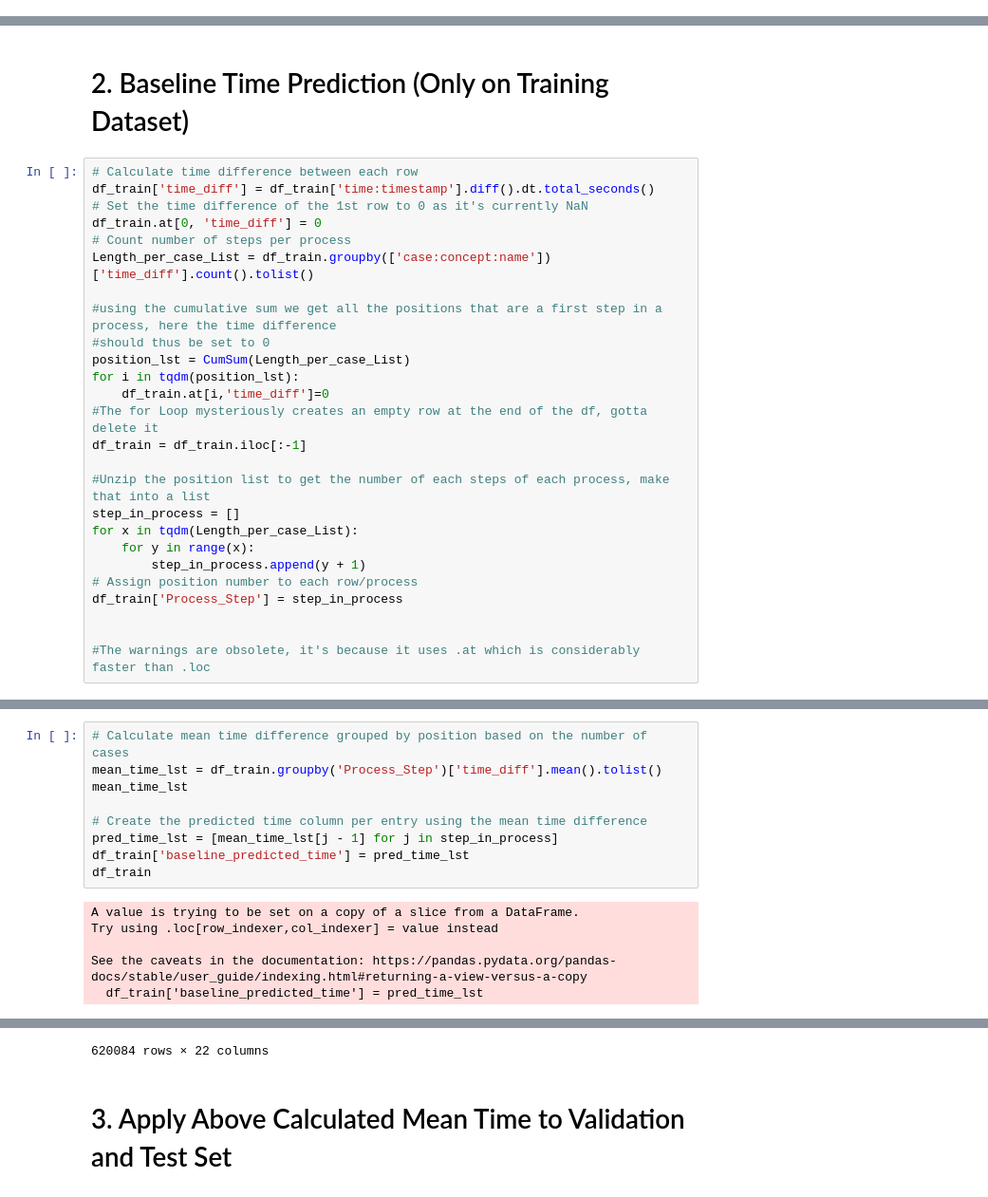
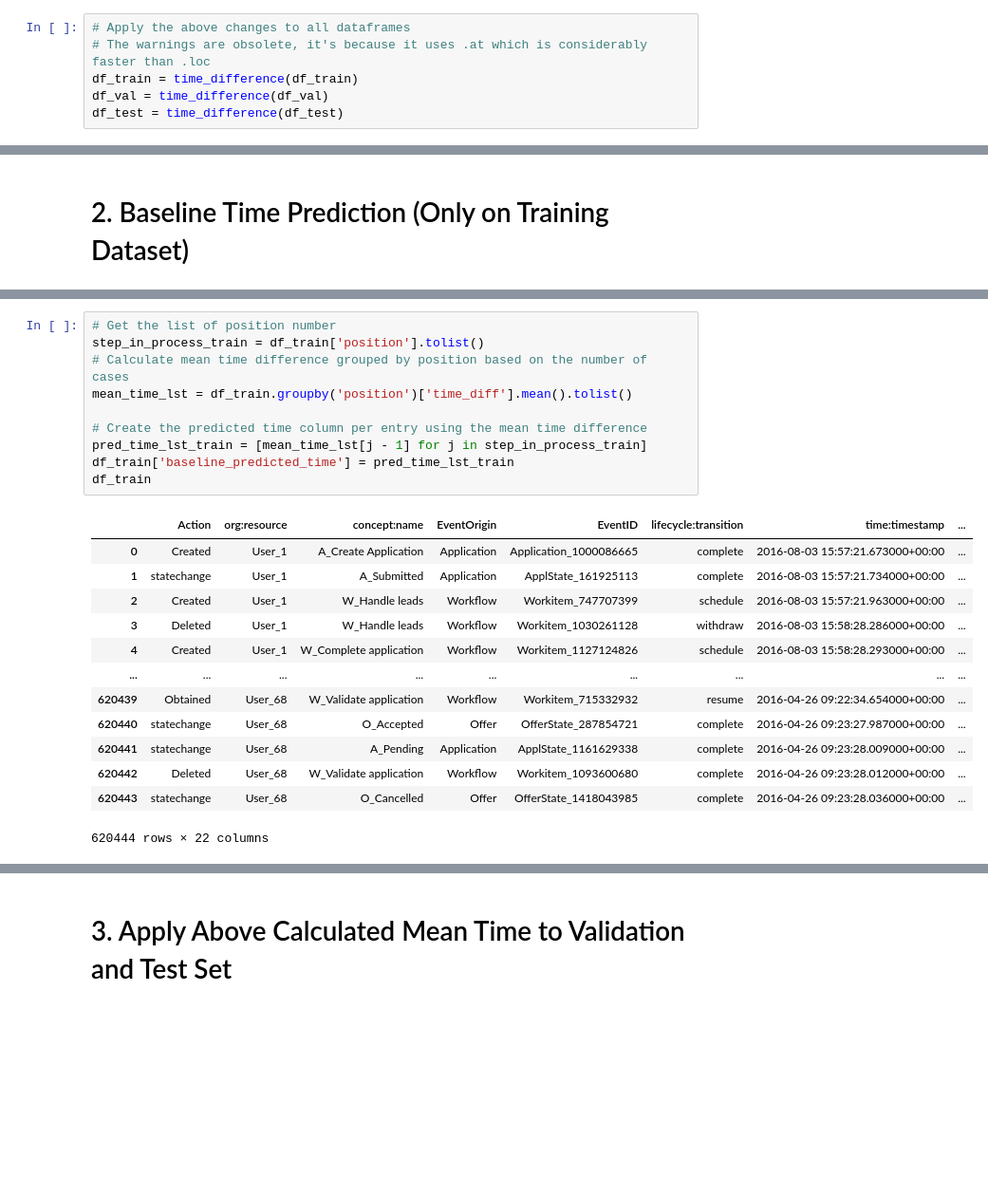
Before and after one commit to dbusn/process-mining-group-5, a Jupyter notebook: notebooks/baseline_algo_B.ipynb, the cells around one changed output, grey strips where cells are left out. Shown at 95% size. Drawn from its saved outputs; the diff is of its cells as text; blank space fills up the shorter version.

```diff
--- a/notebooks/baseline_algo_B.ipynb
+++ b/notebooks/baseline_algo_B.ipynb
@@ -32,0 +58,6 @@ def CumSum(lists):
+# %%
+# Apply the above changes to all dataframes
+# The warnings are obsolete, it's because it uses .at which is considerably faster than .loc
+df_train = time_difference(df_train)
+df_val = time_difference(df_val)
+df_test = time_difference(df_test)
@@ -33,28 +69,2 @@ def CumSum(lists):
 # %% [markdown]
 # 2. Baseline Time Prediction (Only on Training Dataset)
-# %%
-# Calculate time difference between each row
-df_train['time_diff'] = df_train['time:timestamp'].diff().dt.total_seconds()
-# Set the time difference of the 1st row to 0 as it's currently NaN
-df_train.at[0, 'time_diff'] = 0
-# Count number of steps per process
-Length_per_case_List = df_train.groupby(['case:concept:name'])['time_diff'].count().tolist()
-
-#using the cumulative sum we get all the positions that are a first step in a process, here the time difference
-#should thus be set to 0
-position_lst = CumSum(Length_per_case_List)
-for i in tqdm(position_lst):
-    df_train.at[i,'time_diff']=0
-#The for Loop mysteriously creates an empty row at the end of the df, gotta delete it
-df_train = df_train.iloc[:-1]
-
-#Unzip the position list to get the number of each steps of each process, make that into a list
-step_in_process = []
-for x in tqdm(Length_per_case_List):
-    for y in range(x):
-        step_in_process.append(y + 1)
-# Assign position number to each row/process
-df_train['Process_Step'] = step_in_process
-
-
-#The warnings are obsolete, it's because it uses .at which is considerably faster than .loc
@@ -92,15 +71,24 @@ df_train
 # %%
+# Get the list of position number
+step_in_process_train = df_train['position'].tolist()
 # Calculate mean time difference grouped by position based on the number of cases
-mean_time_lst = df_train.groupby('Process_Step')['time_diff'].mean().tolist()
-mean_time_lst
+mean_time_lst = df_train.groupby('position')['time_diff'].mean().tolist()
 
 # Create the predicted time column per entry using the mean time difference
-pred_time_lst = [mean_time_lst[j - 1] for j in step_in_process]
-df_train['baseline_predicted_time'] = pred_time_lst
+pred_time_lst_train = [mean_time_lst[j - 1] for j in step_in_process_train]
+df_train['baseline_predicted_time'] = pred_time_lst_train
 df_train
 # %% [output]
+|  | Action | org:resource | concept:name | EventOrigin | EventID | lifecycle:transition | time:timestamp | ... |
+| 0 | Created | User_1 | A_Create Application | Application | Application_1000086665 | complete | 2016-08-03 15:57:21.673000+00:00 | ... |
+| 1 | statechange | User_1 | A_Submitted | Application | ApplState_161925113 | complete | 2016-08-03 15:57:21.734000+00:00 | ... |
+| 2 | Created | User_1 | W_Handle leads | Workflow | Workitem_747707399 | schedule | 2016-08-03 15:57:21.963000+00:00 | ... |
+| 3 | Deleted | User_1 | W_Handle leads | Workflow | Workitem_1030261128 | withdraw | 2016-08-03 15:58:28.286000+00:00 | ... |
+| 4 | Created | User_1 | W_Complete application | Workflow | Workitem_1127124826 | schedule | 2016-08-03 15:58:28.293000+00:00 | ... |
+| ... | ... | ... | ... | ... | ... | ... | ... | ... |
+| 620439 | Obtained | User_68 | W_Validate application | Workflow | Workitem_715332932 | resume | 2016-04-26 09:22:34.654000+00:00 | ... |
+| 620440 | statechange | User_68 | O_Accepted | Offer | OfferState_287854721 | complete | 2016-04-26 09:23:27.987000+00:00 | ... |
+| 620441 | statechange | User_68 | A_Pending | Application | ApplState_1161629338 | complete | 2016-04-26 09:23:28.009000+00:00 | ... |
+| 620442 | Deleted | User_68 | W_Validate application | Workflow | Workitem_1093600680 | complete | 2016-04-26 09:23:28.012000+00:00 | ... |
+| 620443 | statechange | User_68 | O_Cancelled | Offer | OfferState_1418043985 | complete | 2016-04-26 09:23:28.036000+00:00 | ... |
-A value is trying to be set on a copy of a slice from a DataFrame.
-Try using .loc[row_indexer,col_indexer] = value instead
-
-See the caveats in the documentation: https://pandas.pydata.org/pandas-docs/stable/user_guide/indexing.html#returning-a-view-versus-a-copy
-  df_train['baseline_predicted_time'] = pred_time_lst
+620444 rows × 22 columns
@@ -119,3 +95,2 @@ See the caveats in the documentation: https://pandas.pydata.org/pandas-docs/stab
-620084 rows × 22 columns
 # %% [markdown]
 # 3. Apply Above Calculated Mean Time to Validation and Test Set
```
Also changed, not shown: parts of 14 cells of this notebook.
